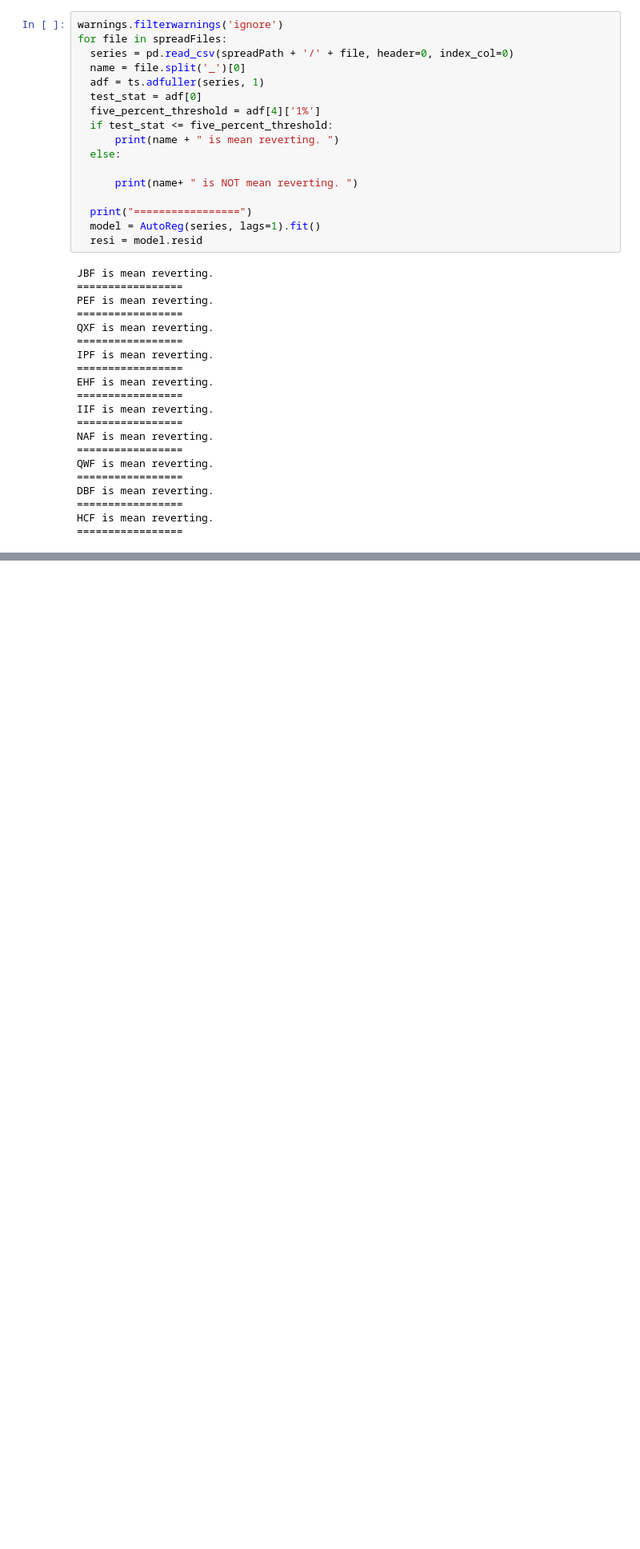
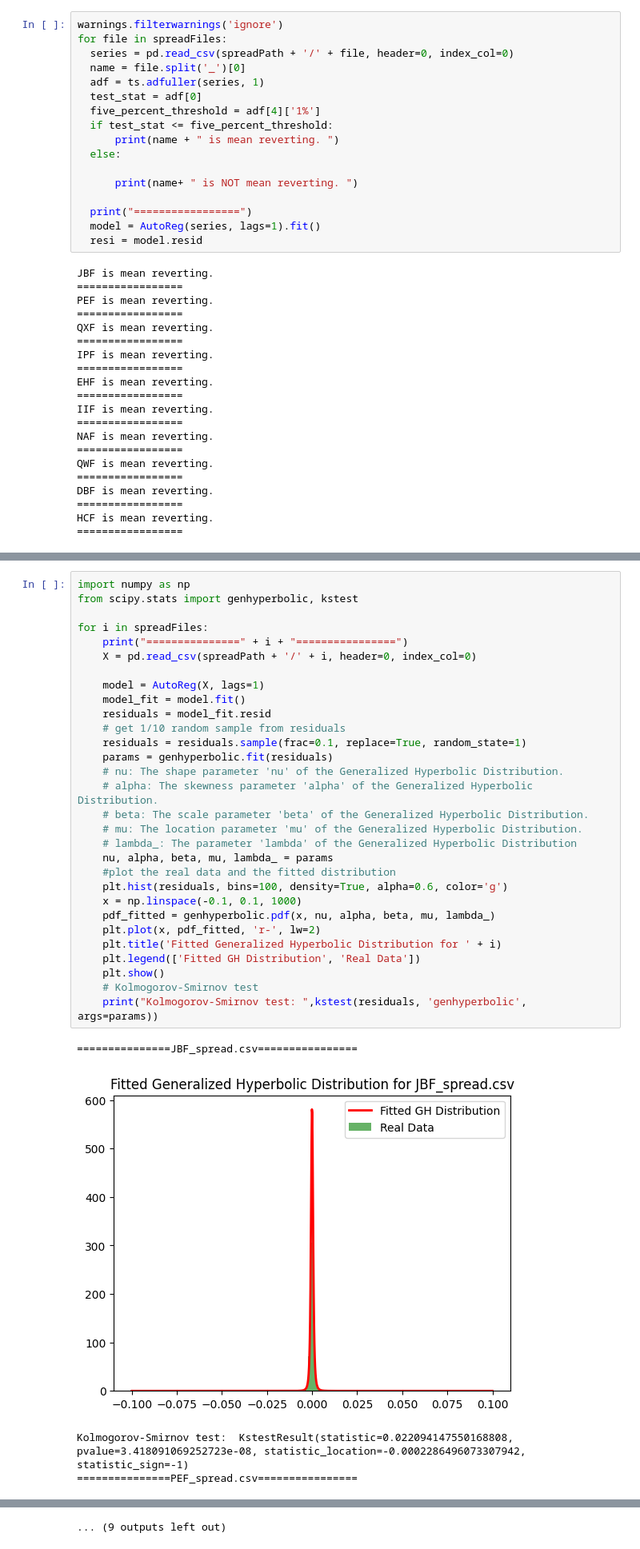
Before and after one commit to Jeremygaop/research-on-pair-trading, a Jupyter notebook: Mean reverting and ghyp test.ipynb, the cells around one changed output, grey strips where cells are left out. Shown at 80% size. Saved outputs shown, nothing was run; the diff lists cells and outputs as text; blank space fills up the shorter version.

```diff
--- a/Mean reverting and ghyp test.ipynb
+++ b/Mean reverting and ghyp test.ipynb
@@ -105,0 +103,35 @@ IIFparameter:
+# %%
+import numpy as np
+from scipy.stats import genhyperbolic, kstest
+
+for i in spreadFiles:
+    print("===============" + i + "================")
+    X = pd.read_csv(spreadPath + '/' + i, header=0, index_col=0)
+
+    model = AutoReg(X, lags=1)
+    model_fit = model.fit()
+    residuals = model_fit.resid
+    # get 1/10 random sample from residuals
+    residuals = residuals.sample(frac=0.1, replace=True, random_state=1)
+    params = genhyperbolic.fit(residuals)
+    # nu: The shape parameter 'nu' of the Generalized Hyperbolic Distribution.
+    # alpha: The skewness parameter 'alpha' of the Generalized Hyperbolic Distribution.
+    # beta: The scale parameter 'beta' of the Generalized Hyperbolic Distribution.
+    # mu: The location parameter 'mu' of the Generalized Hyperbolic Distribution.
+    # lambda_: The parameter 'lambda' of the Generalized Hyperbolic Distribution
+    nu, alpha, beta, mu, lambda_ = params
+    #plot the real data and the fitted distribution
+    plt.hist(residuals, bins=100, density=True, alpha=0.6, color='g')
+    x = np.linspace(-0.1, 0.1, 1000)
+    pdf_fitted = genhyperbolic.pdf(x, nu, alpha, beta, mu, lambda_)
+    plt.plot(x, pdf_fitted, 'r-', lw=2)
+    plt.title('Fitted Generalized Hyperbolic Distribution for ' + i)
+    plt.legend(['Fitted GH Distribution', 'Real Data'])
+    plt.show()
+    # Kolmogorov-Smirnov test
+    print("Kolmogorov-Smirnov test: ",kstest(residuals, 'genhyperbolic', args=params))
+# %% [output]
+===============JBF_spread.csv================
+[figure, added]
+Kolmogorov-Smirnov test:  KstestResult(statistic=0.022094147550168808, pvalue=3.418091069252723e-08, statistic_location=-0.0002286496073307942, statistic_sign=-1)
+===============PEF_spread.csv================
@@ -105,0 +151 @@ IIFparameter:
+... (9 outputs left out)
```
Also changed, not shown: parts of 4 cells of this notebook.
